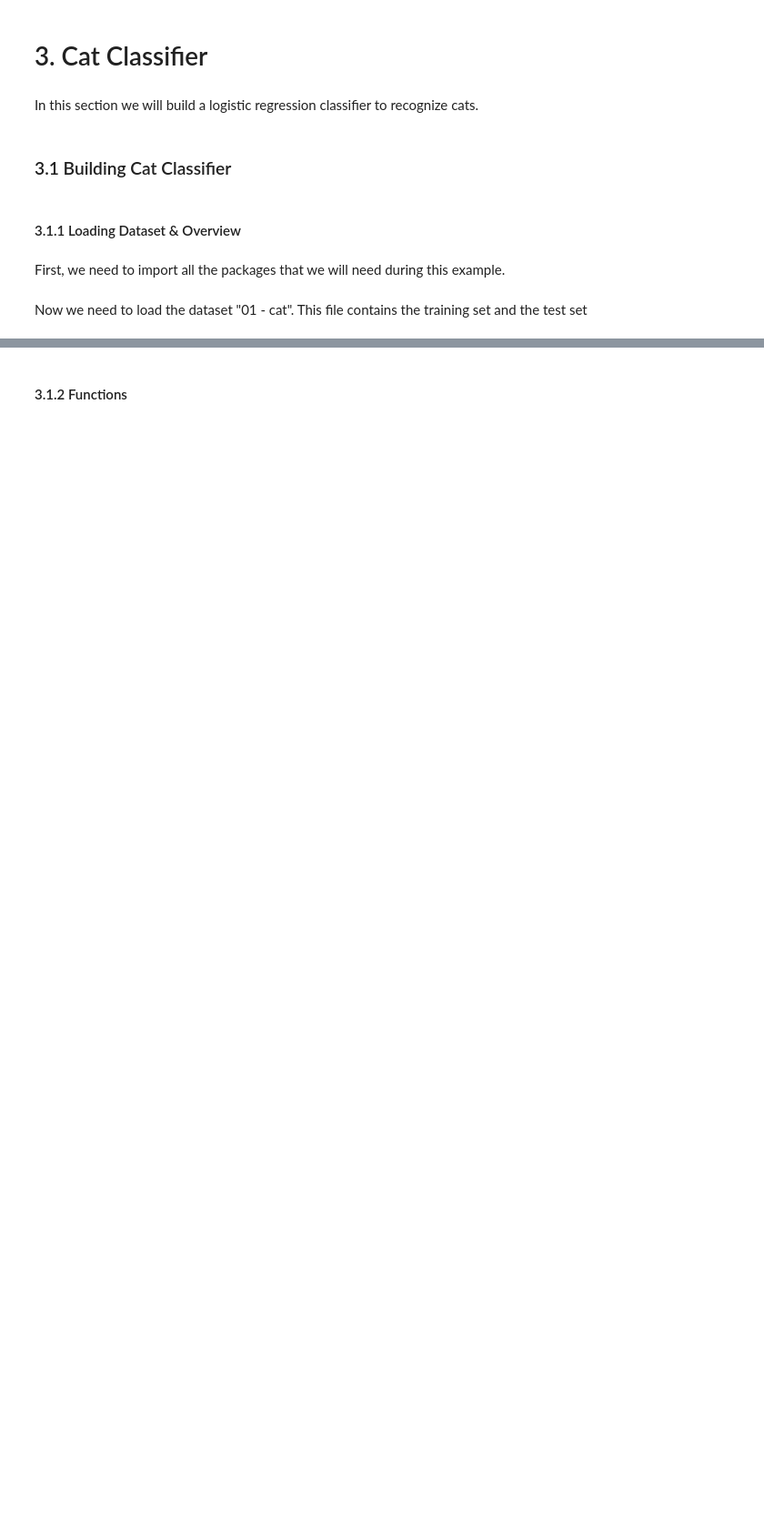
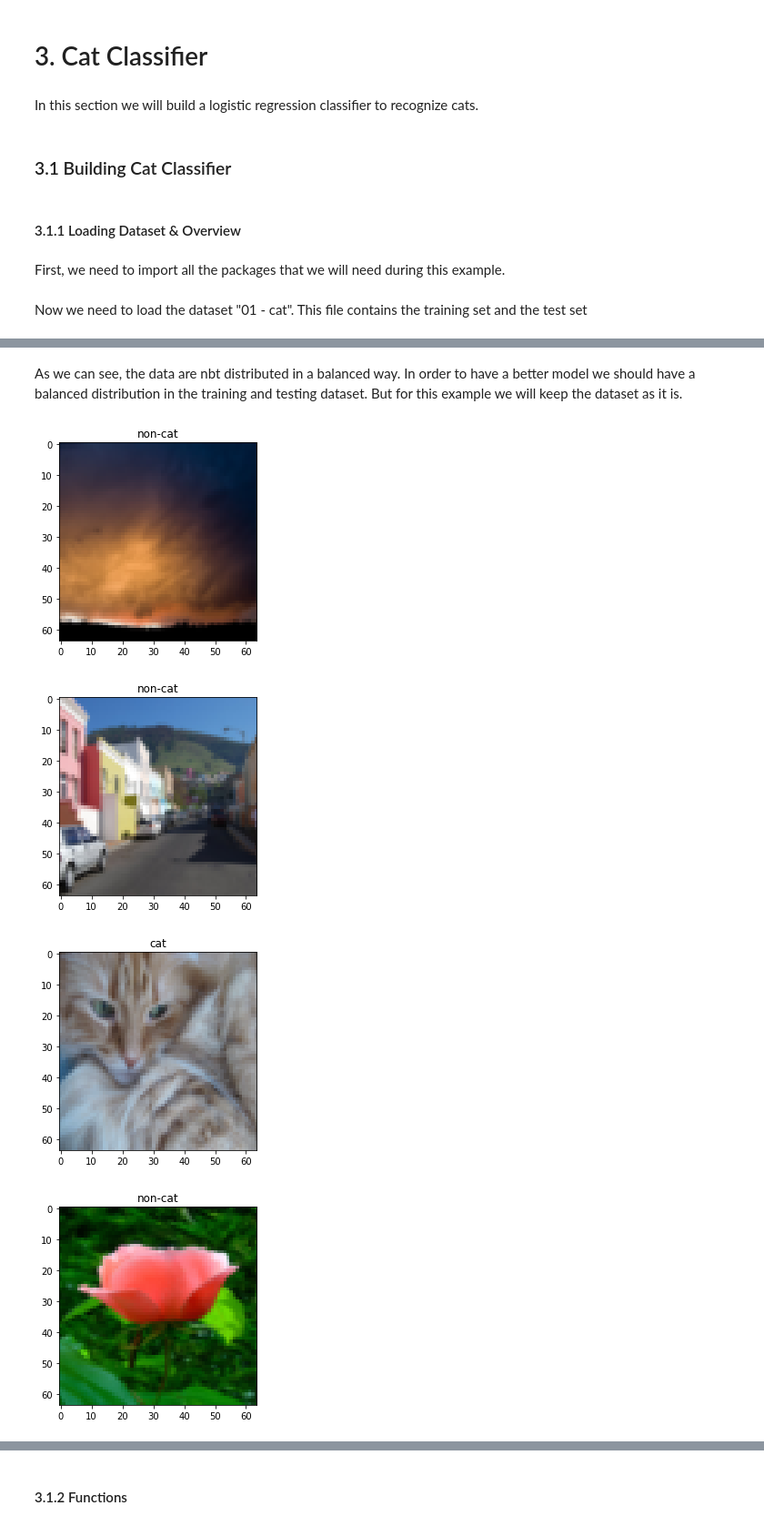
Before and after one commit to danchaud-vincent/deep-learning-specialization, a Jupyter notebook: 02-Logitistic Regression with NN.ipynb, the cells around one changed output, grey strips where cells are left out. Shown at 91% size. Saved outputs shown, nothing was run; the diff lists cells and outputs as text; code cells hidden in the pictures; blank space fills up the shorter version.

```diff
--- a/02-Logitistic Regression with NN.ipynb
+++ b/02-Logitistic Regression with NN.ipynb
@@ -507,0 +521,8 @@ X_train, y_train, X_test, y_test, classes = load_dataset()
+# %%
+# We need to reshape y_train and y_test
+
+y_train = y_train.reshape((1,y_train.shape[0]))
+y_test = y_test.reshape((1,y_test.shape[0]))
+
+print("y_train shape:", y_train.shape)
+print("y_test shape:",y_test.shape)
@@ -507,0 +542,17 @@ X_train, y_train, X_test, y_test, classes = load_dataset()
+# %% [markdown]
+As we can see, the data are nbt distributed in a balanced way. In order to have a better model we should have a balanced distribution in the training and testing dataset. But for this example we will keep the dataset as it is.
+# %%
+# Display the first images of the training set
+
+for i in range(5):
+    plt.figure()
+    plt.imshow(X_train[i])
+
+    # label
+    title_image = y_train[0,i]
+    plt.title(classes[title_image].decode("utf-8"))
+# %% [output]
+[figure, added]
+[figure, added]
+[figure, added]
+[figure, added]
```
Also changed, not shown: parts of 13 cells of this notebook, 2 other files.
